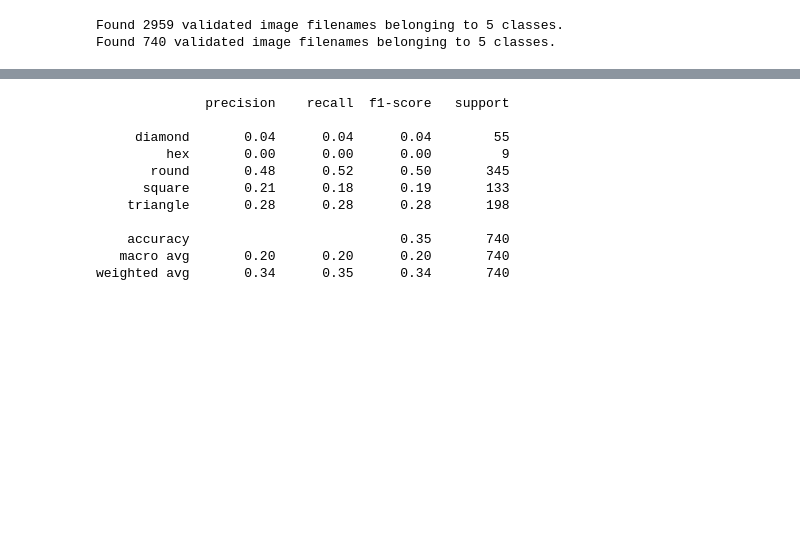
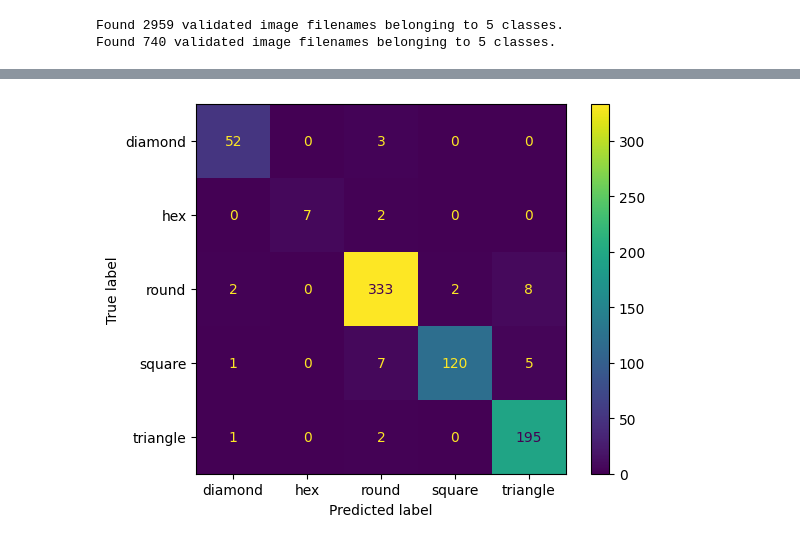
Before and after one commit to ayushpatel2002/Image-Classification-CNN, a Jupyter notebook: s3891013_s3769980.ipynb, the cells around one changed output, grey strips where cells are left out. Saved outputs shown, nothing was run; the diff lists cells and outputs as text; code cells hidden in the pictures; blank space fills up the shorter version.

```diff
--- a/s3891013_s3769980.ipynb
+++ b/s3891013_s3769980.ipynb
@@ -301,20 +346,20 @@ tf.__version__
 #     tf.keras.layers.Dense(64, activation='sigmoid'),
 #     tf.keras.layers.Dense(len(np.unique(data['sign_shape'])), activation='softmax')
 # ])
-INPUT_DIM = (28,28,3)
+INPUT_DIM = (28,28,1)
 HIDDEN_LAYER_DIM = 256
-OUTPUT_CLASSES = 5
-model_sign_shape = tf.keras.Sequential([
+SHAPE_OUTPUT_CLASSES = 5
+model_sign_shape_ann = tf.keras.Sequential([
     tf.keras.layers.Flatten(input_shape=INPUT_DIM),
     tf.keras.layers.Dense(HIDDEN_LAYER_DIM, activation='sigmoid'),
-    tf.keras.layers.Dense(OUTPUT_CLASSES)
+    tf.keras.layers.Dense(SHAPE_OUTPUT_CLASSES)
 ])
-model_sign_shape.compile(
-    optimizer='SGD',
+model_sign_shape_ann.compile(
+    optimizer='adam',
     loss=tf.keras.losses.CategoricalCrossentropy(from_logits=True),
     metrics=['categorical_accuracy'])
 
-model_sign_shape.summary()
+model_sign_shape_ann.summary()
 # %% [output]
 Model: "sequential"
 _________________________________________________________________
@@ -438,18 +459,15 @@ plot_learning_curve(history.history['loss'], history.history['val_loss'],
 # %%
-from sklearn.metrics import classification_report
-import numpy as np
-
 # Assuming 'validation_generator_shape' is your data generator for validation data
 # Make sure to reset the generator before making predictions
+
 validation_generator_shape.reset()
-predictions = model_sign_shape.predict(validation_generator_shape)
-predicted_classes = np.argmax(predictions, axis=1)
+validation_shape_predictions = model_sign_shape_ann.predict(validation_generator_shape)
+validation_shape_predicted_classes = np.argmax(validation_shape_predictions, axis=1)
 
 # Retrieve the true labels
-true_classes = validation_generator_shape.classes
+validation_shape_true_classes = validation_generator_shape.classes
 
-# Since the generator might shuffle the data, the filenames can be used to align the predictions
-# If your generator does not shuffle the data, you can skip the filename alignment step
-filepaths = validation_generator_shape.filenames  # This might be necessary if you need alignment
+print(classification_report(validation_shape_true_classes, validation_shape_predicted_classes, target_names=validation_generator_shape.class_indices.keys()))
+#print(accuracy_score(test_true_classes, test_predicted_classes))
 # %% [output]
 24/24 [==============================] - 0s 3ms/step
@@ -456,14 +485,6 @@ filepaths = validation_generator_shape.filenames  # This might be necessary if y
-# %%
-print(classification_report(true_classes, predicted_classes, target_names=list(validation_generator_shape.class_indices.keys())))
-# %% [output]
-              precision    recall  f1-score   support
-
-     diamond       0.04      0.04      0.04        55
-         hex       0.00      0.00      0.00         9
-       round       0.48      0.52      0.50       345
-      square       0.21      0.18      0.19       133
-    triangle       0.28      0.28      0.28       198
-
-    accuracy                           0.35       740
-   macro avg       0.20      0.20      0.20       740
-weighted avg       0.34      0.35      0.34       740
+# %%
+shape_ann_cm = ConfusionMatrixDisplay.from_predictions(
+    validation_shape_true_classes, validation_shape_predicted_classes,
+    display_labels=validation_generator_shape.class_indices.keys())
+# %% [output]
+[figure, added]
```
Also changed, not shown: parts of 30 cells of this notebook, 1 other file.
